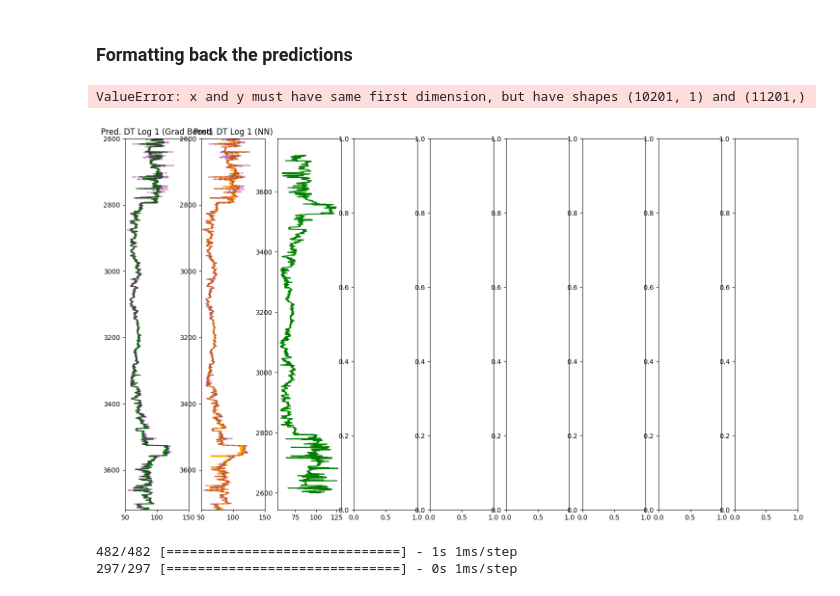
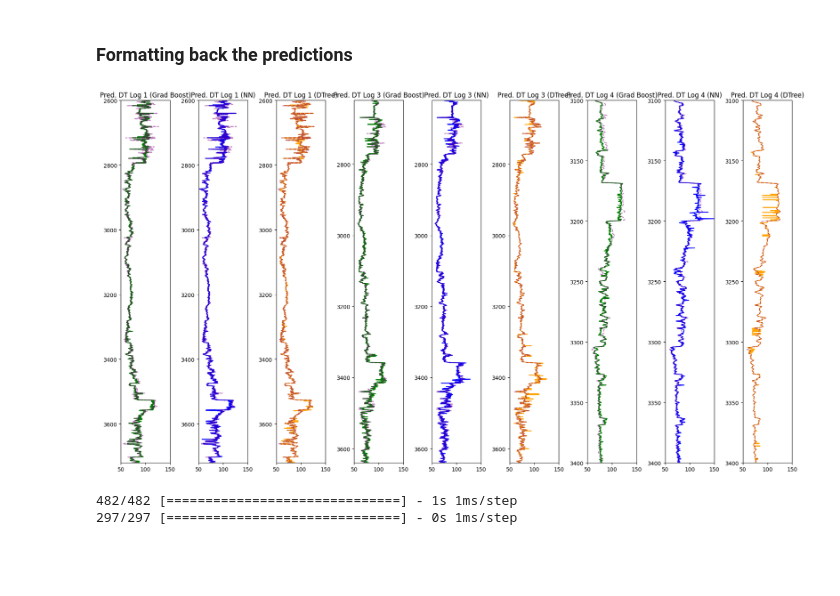
Before and after one commit to OrionXV/-Volve-Well-Log-Prediction, a Jupyter notebook: notebooks/DefaultPredictors.ipynb, the cells around one changed output. Cells and saved outputs as stored; diff of their text form; code cells hidden in the pictures; blank space fills up the shorter version.

```diff
--- a/notebooks/DefaultPredictors.ipynb
+++ b/notebooks/DefaultPredictors.ipynb
@@ -541,37 +541,36 @@ import matplotlib.pyplot as plt
 
 x_plott = [y_pred1_grad_boost_inv, y_pred1_nn_inv, y_pred1_decision_tree_inv,
            y_pred3_grad_boost_inv, y_pred3_nn_inv, y_pred3_decision_tree_inv,
            y_pred4_grad_boost_inv, y_pred4_nn_inv, y_pred4_decision_tree_inv]
 
 x_real_plott = [
     y_val1,
     y_val3,
     y_val4
 ]
 
 y_plott = [log1['DEPTH'], log1['DEPTH'], log1['DEPTH'],  log3['DEPTH'], log3['DEPTH'], log3['DEPTH'], log4['DEPTH'], log4['DEPTH'], log4['DEPTH']]
 
-color_preds = ['green', 'orange'] * 3
+color_preds = ['green', 'blue',  'orange'] * 3
 title_preds = ['Pred. DT Log 1 (Grad Boost)', 'Pred. DT Log 1 (NN)', 'Pred. DT Log 1 (DTree)',
                'Pred. DT Log 3 (Grad Boost)', 'Pred. DT Log 3 (NN)', 'Pred. DT Log 3 (DTree)',
                'Pred. DT Log 4 (Grad Boost)', 'Pred. DT Log 4 (NN)', 'Pred. DT Log 4 (DTree)']
 
 fig, ax = plt.subplots(nrows=1, ncols=9, figsize=(18, 10))
 
 for i, (x_pred, title) in enumerate(zip(x_plott, title_preds)):
     # Reshape y[i] to match the shape of x_pred
     y_i_reshaped = y_plott[i]
     ax[i].plot(x_pred, y_i_reshaped, color=color_preds[i])
-    ax[i].plot(x_real_plott[i//2], y_i_reshaped, color='purple', linestyle='dashed', alpha = 0.5)
+    ax[i].plot(x_real_plott[i//3], y_i_reshaped, color='purple', linestyle='dashed', alpha = 0.5)
     ax[i].set_xlim(50, 150)
     ax[i].set_ylim(max(y_i_reshaped), min(y_i_reshaped))  # Ensure correct order of y-axis
     ax[i].set_title(title)
 
 plt.tight_layout()
 plt.show()
 # %% [output]
-ValueError: x and y must have same first dimension, but have shapes (10201, 1) and (11201,)
-[figure, old version]
+[figure, new version]
 # %%
 # Define the test data
 names_test = ['15_9-F-11B', '15_9-F-1C']
```
